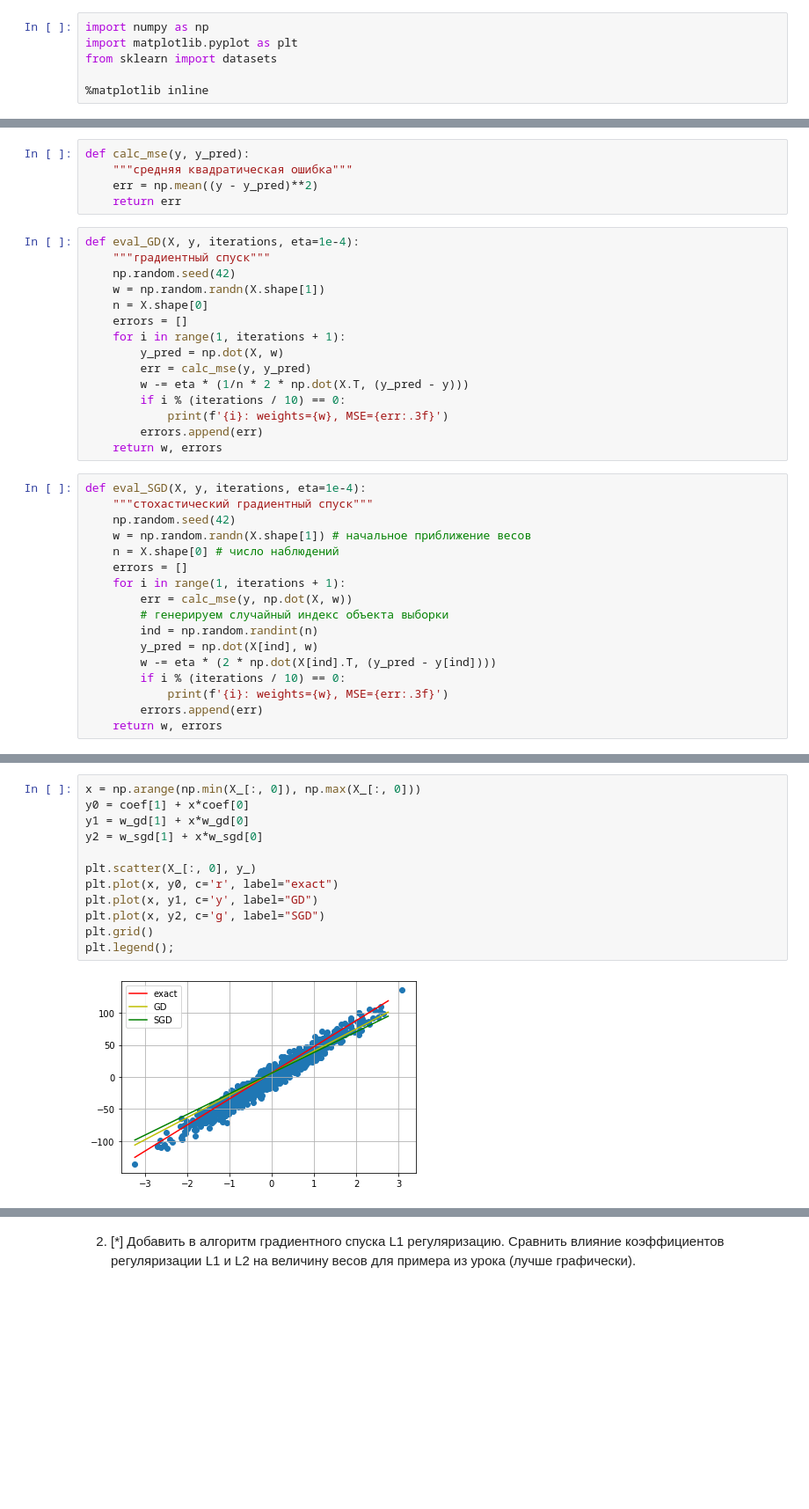
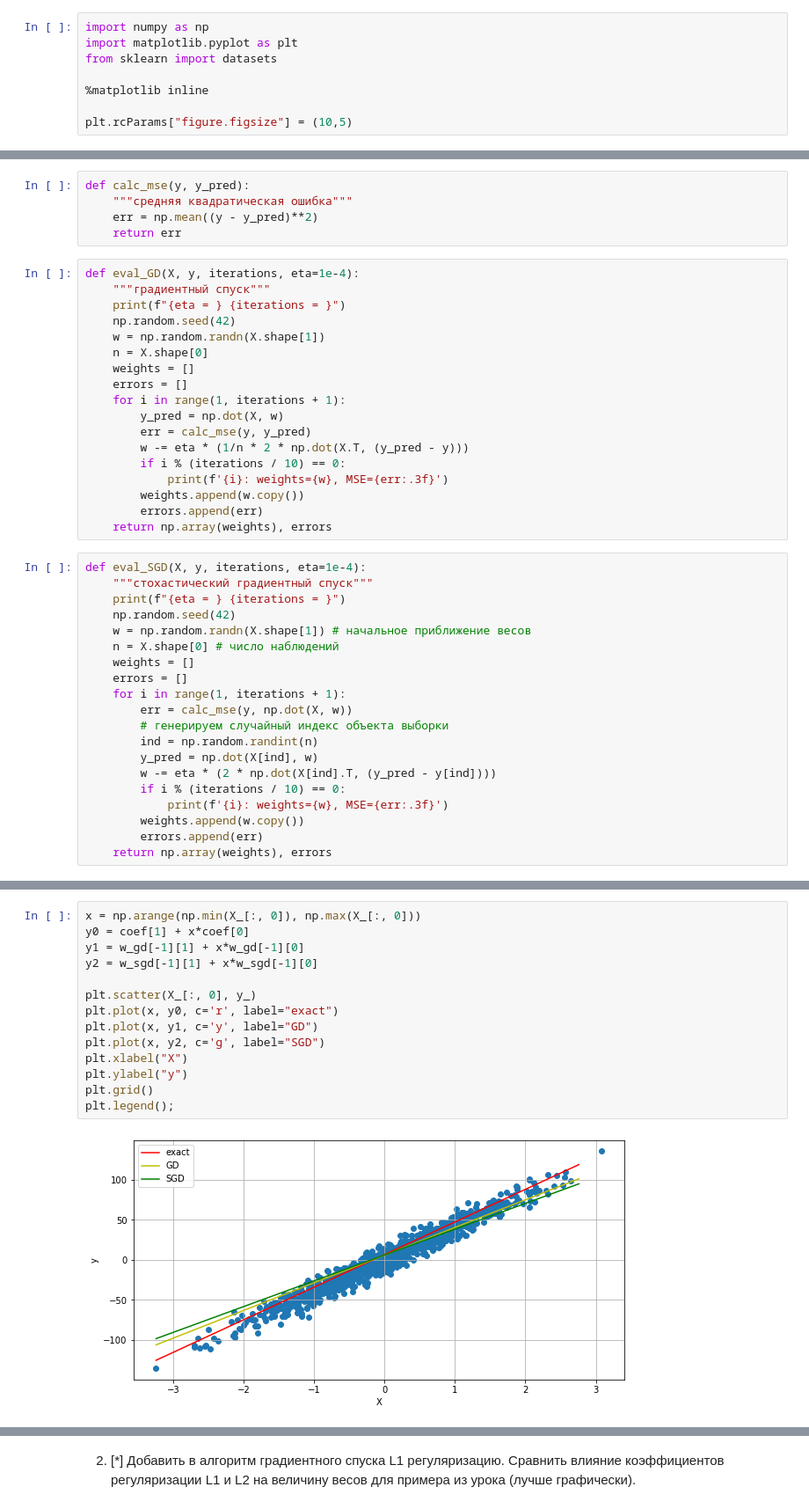
Before and after one commit to nglaz0v/Data_Analysis_Algorithms, a Jupyter notebook: task_02.ipynb, the cells around one changed output, grey strips where cells are left out. Shown at 88% size. Drawn from its saved outputs; the diff is of its cells as text; blank space fills up the shorter version.

```diff
--- a/task_02.ipynb
+++ b/task_02.ipynb
@@ -4,6 +4,8 @@ import matplotlib.pyplot as plt
 from sklearn import datasets
 
 %matplotlib inline
+
+plt.rcParams["figure.figsize"] = (10,5)
 # %% [markdown]
 1. Сгенерировать датасет при помощи `sklearn.datasets.make_regression` и обучить линейную модель при помощи градиентного спуска и стохастического градиентного спуска. Построить графики среднеквадратичной ошибки от числа итераций для обоих методов на одном рисунке, сделать выводы о разнице скорости сходимости каждого из методов.
 # %%
@@ -32,9 +34,11 @@ def calc_mse(y, y_pred):
 # %%
 def eval_GD(X, y, iterations, eta=1e-4):
     """градиентный спуск"""
+    print(f"{eta = } {iterations = }")
     np.random.seed(42)
     w = np.random.randn(X.shape[1])
     n = X.shape[0]
+    weights = []
     errors = []
     for i in range(1, iterations + 1):
         y_pred = np.dot(X, w)
@@ -42,14 +46,17 @@ def eval_GD(X, y, iterations, eta=1e-4):
         w -= eta * (1/n * 2 * np.dot(X.T, (y_pred - y)))
         if i % (iterations / 10) == 0:
             print(f'{i}: weights={w}, MSE={err:.3f}')
+        weights.append(w.copy())
         errors.append(err)
-    return w, errors
+    return np.array(weights), errors
 # %%
 def eval_SGD(X, y, iterations, eta=1e-4):
     """стохастический градиентный спуск"""
+    print(f"{eta = } {iterations = }")
     np.random.seed(42)
     w = np.random.randn(X.shape[1]) # начальное приближение весов
     n = X.shape[0] # число наблюдений
+    weights = []
     errors = []
     for i in range(1, iterations + 1):
         err = calc_mse(y, np.dot(X, w))
@@ -59,5 +66,6 @@ def eval_SGD(X, y, iterations, eta=1e-4):
         w -= eta * (2 * np.dot(X[ind].T, (y_pred - y[ind])))
         if i % (iterations / 10) == 0:
             print(f'{i}: weights={w}, MSE={err:.3f}')
+        weights.append(w.copy())
         errors.append(err)
-    return w, errors
+    return np.array(weights), errors
@@ -98,17 +150,19 @@ Wall time: 51.6 ms
 # %%
 x = np.arange(np.min(X_[:, 0]), np.max(X_[:, 0]))
 y0 = coef[1] + x*coef[0]
-y1 = w_gd[1] + x*w_gd[0]
-y2 = w_sgd[1] + x*w_sgd[0]
+y1 = w_gd[-1][1] + x*w_gd[-1][0]
+y2 = w_sgd[-1][1] + x*w_sgd[-1][0]
 
 plt.scatter(X_[:, 0], y_)
 plt.plot(x, y0, c='r', label="exact")
 plt.plot(x, y1, c='y', label="GD")
 plt.plot(x, y2, c='g', label="SGD")
+plt.xlabel("X")
+plt.ylabel("y")
 plt.grid()
 plt.legend();
 # %% [output]
-[figure, old version]
+[figure, new version]
 # %%
 plt.plot(range(len(err_gd)), err_gd)
 plt.plot(range(len(err_sgd)), err_sgd)
```
Also changed, not shown: parts of 9 cells of this notebook.
